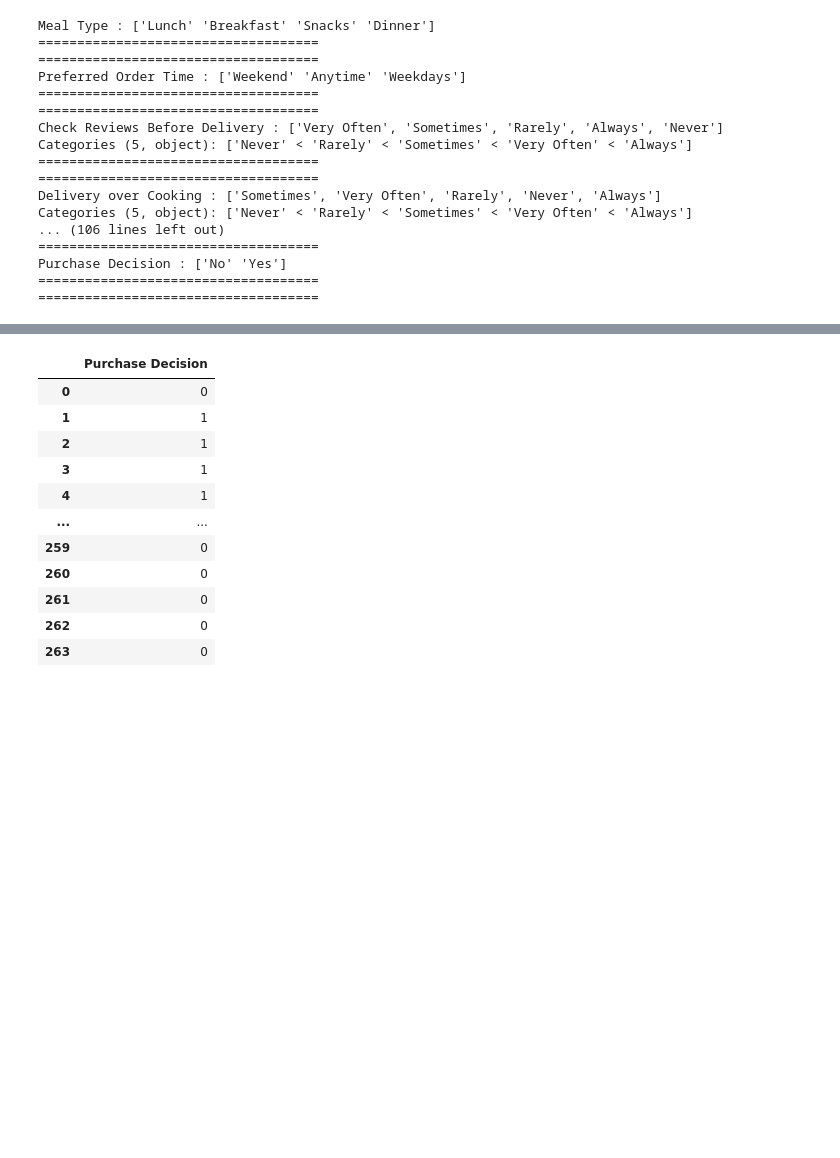
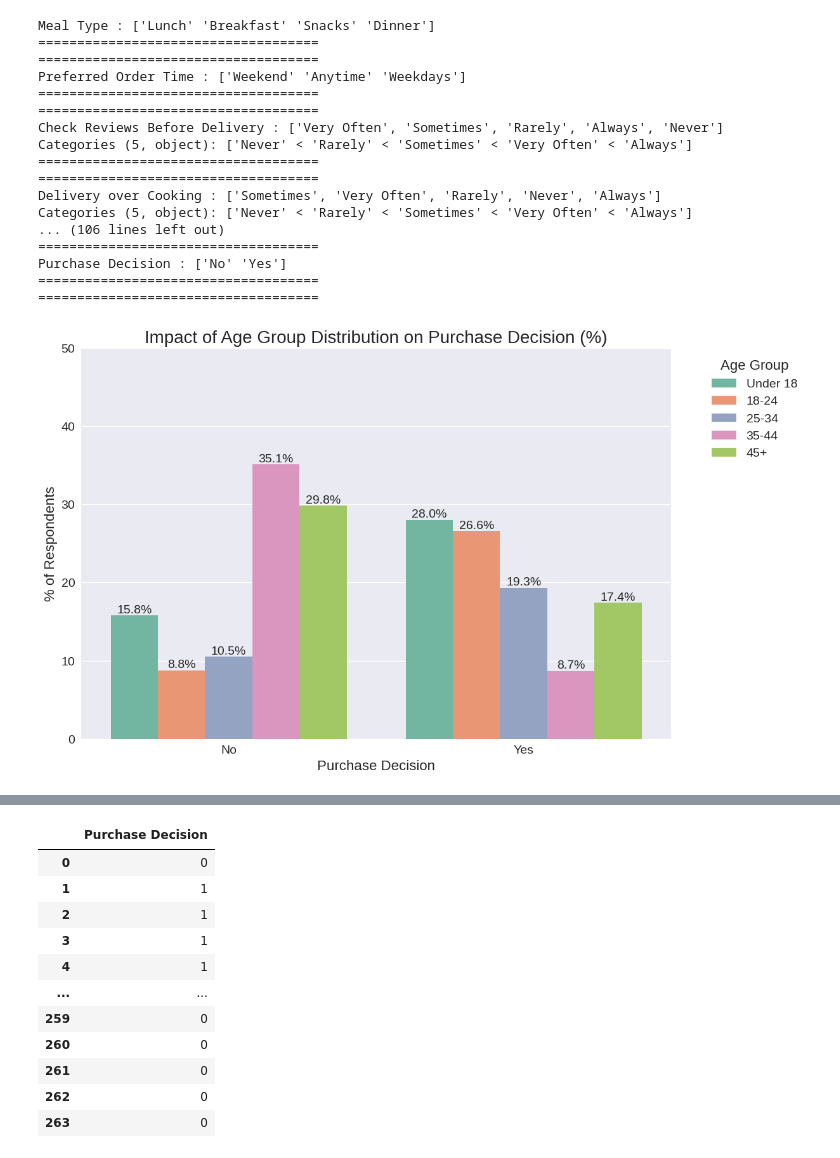
Before and after one commit to mayamoneib/deliveryfood, a Jupyter notebook: surveydata.ipynb, the cells around one changed output, grey strips where cells are left out. Cells and saved outputs as stored; diff of their text form; code cells hidden in the pictures; blank space fills up the shorter version.

```diff
--- a/surveydata.ipynb
+++ b/surveydata.ipynb
@@ -279,3 +279,7 @@ new_version[col]
 | 263 | Moderate traffic |
 264 rows × 1 columns
 dtype: category
+# %%
+# Assuming 'df' is your DataFrame and you want value counts for all columns
+for col in new_version.columns:
+    print(f"{col}:\n{new_version[col].value_counts()}\n")
@@ -379,3 +401,46 @@ Categories (5, object): ['Never' < 'Rarely' < 'Sometimes' < 'Very Often' < 'Alwa
 Purchase Decision : ['No' 'Yes']
 ====================================
 ====================================
+# %%
+
+import seaborn as sns
+import matplotlib.pyplot as plt
+
+age_order = ['Under 18', '18-24', '25-34', '35-44', '45+']
+
+# Step 1: Calculate percentage per Purchase Decision and Age
+# Create a crosstab
+ct = pd.crosstab(new_version['Purchase Decision'], new_version['Age'])
+
+# Step 2: Normalize (make percentages)
+ct_percent = ct.div(ct.sum(axis=1), axis=0) * 100
+
+# Step 3: Melt the dataframe for easier Seaborn plotting
+ct_percent = ct_percent.reset_index().melt(id_vars='Purchase Decision', var_name='Age', value_name='% of Respondents')
+
+# Plot
+plt.figure(figsize=(12,8))  # Bigger figure
+ax = sns.barplot(
+    x='Purchase Decision', y='% of Respondents', hue='Age', data=ct_percent,
+    palette='Set2', hue_order=age_order
+)
+
+plt.title('Impact of Age Group Distribution on Purchase Decision (%)', fontsize=20)
+plt.xlabel('Purchase Decision', fontsize=16)
+plt.ylabel('% of Respondents', fontsize=16)
+plt.xticks([0,1], ['No', 'Yes'], fontsize=14)
+plt.yticks(fontsize=14)
+plt.legend(title='Age Group', fontsize=14, title_fontsize=16, bbox_to_anchor=(1.05, 1), loc='upper left')
+plt.ylim(0, 50)
+
+# OPTIONAL: Add labels on bars
+for p in ax.patches:
+    height = p.get_height()
+    if height > 0:
+        ax.annotate(f'{height:.1f}%',
+                    (p.get_x() + p.get_width() / 2., height),
+                    ha='center', va='bottom', fontsize=14)
+
+plt.show()
+# %% [output]
+[figure, added]
```
Also changed, not shown: parts of 9 cells of this notebook.
